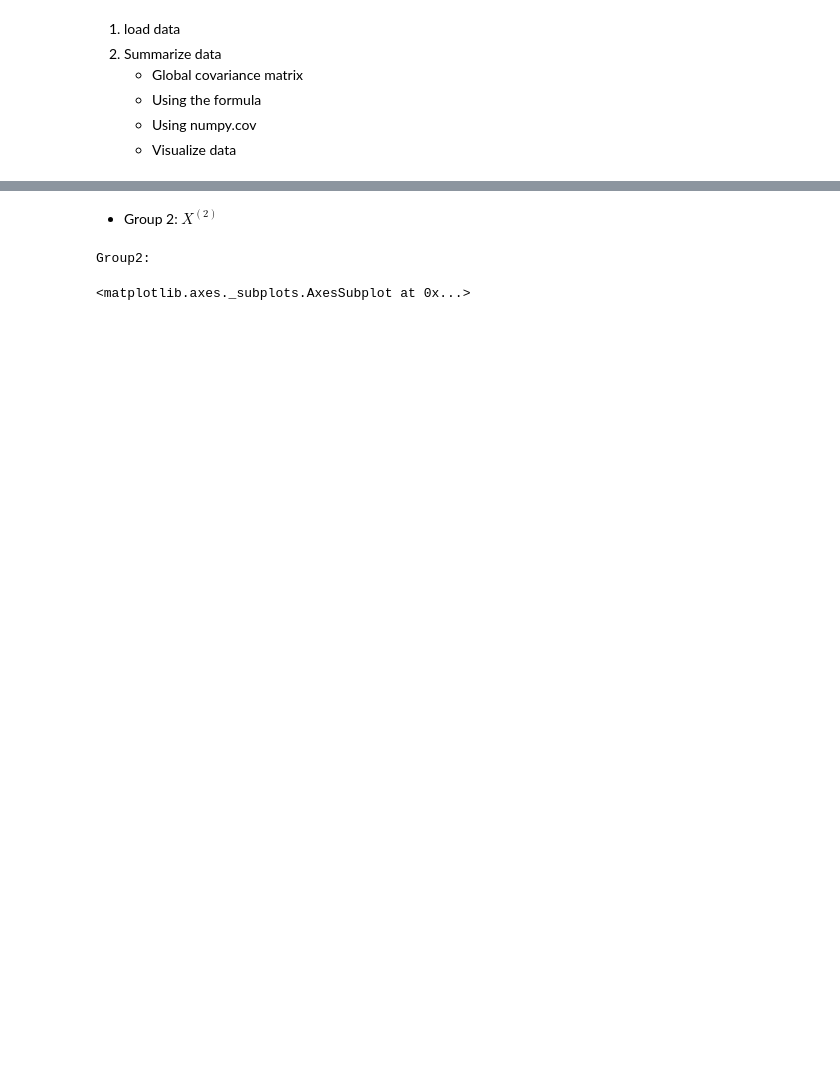
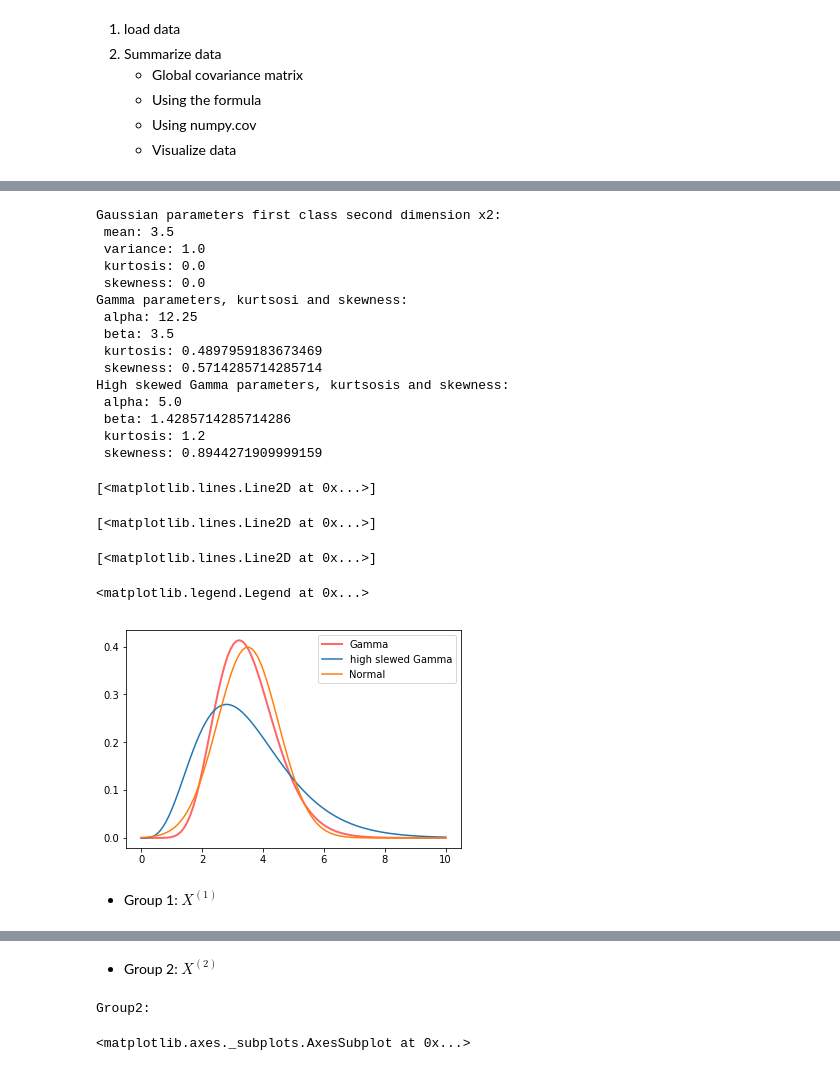
Before and after one commit to leandroohf/machine_learning_algorithms, a Jupyter notebook: intro_lda.ipynb, the cells around one changed output, grey strips where cells are left out. Drawn from its saved outputs; the diff is of its cells as text; code cells hidden in the pictures; blank space fills up the shorter version.

Commit message:
dev+doc: Normality test section plus review text

```diff
--- a/intro_lda.ipynb
+++ b/intro_lda.ipynb
@@ -206,3 +217,77 @@ In order to test if a data follows a multivariate normal distribution is to test
+# %%
+from scipy.stats import gamma
+from scipy.stats import norm # Gaussian distribution
+
+mu12 = mu1[1]
+sigma12 = Sigma1[1][1]
+
+print('Gaussian parameters first class second dimension x2:')
+print(' mean: {}'.format(mu12))
+print(' variance: {}'.format(sigma12))
+print(' kurtosis: {}'.format(0.0))
+print(' skewness: {}'.format(0.0))
+
+# Gamma parameters
+
+a = np.power(mu12/sigma12,2)
+b = mu12/np.power(sigma12,2)
+
+# Gamma kurtosis n skewness
+sk = 2.0/np.sqrt(a)
+ku = 6.0/a
+
+print('Gamma parameters, kurtsosi and skewness:')
+print(' alpha: {}'.format(a))
+print(' beta: {}'.format(b))
+print(' kurtosis: {}'.format(ku))
+print(' skewness: {}'.format(sk))
+
+a2 = 5.0
+b2 = a2/mu12
+ku2 = 6.0/a2
+sk2 = 2.0/np.sqrt(a2)
+
+print('High skewed Gamma parameters, kurtsosis and skewness:')
+print(' alpha: {}'.format(a2))
+print(' beta: {}'.format(b2))
+print(' kurtosis: {}'.format(ku2))
+print(' skewness: {}'.format(sk2))
+
+# Ploting PDFs
+x = np.linspace(0.0, 10.00,100)
+
+ax = plt.gca()
+ax.plot(x, gamma.pdf(x, a =a, scale=1.0/b),
+         'r-', lw=2, alpha=0.6, label='gamma pdf')
+
+
+ax.plot(x, gamma.pdf(x, a=a2, scale=1.0/b2),label='high slewed gamma pdf')
+
+ax.plot(x, norm.pdf(x,loc=mu12, scale=sigma12))
+ax.legend(['Gamma','high slewed Gamma','Normal'],loc=1)
+# %% [output]
+Gaussian parameters first class second dimension x2:
+ mean: 3.5
+ variance: 1.0
+ kurtosis: 0.0
+ skewness: 0.0
+Gamma parameters, kurtsosi and skewness:
+ alpha: 12.25
+ beta: 3.5
+ kurtosis: 0.4897959183673469
+ skewness: 0.5714285714285714
+High skewed Gamma parameters, kurtsosis and skewness:
+ alpha: 5.0
+ beta: 1.4285714285714286
+ kurtosis: 1.2
+ skewness: 0.8944271909999159
+[<matplotlib.lines.Line2D at 0x...>]
+[<matplotlib.lines.Line2D at 0x...>]
+[<matplotlib.lines.Line2D at 0x...>]
+<matplotlib.legend.Legend at 0x...>
+[figure, added]
+# %% [markdown]
+* Group 1: $X^{(1)}$
 # %%
 print('Group1: ')
 plt.subplot(211)
```
Also changed, not shown: parts of 19 cells of this notebook, 1 other file.
